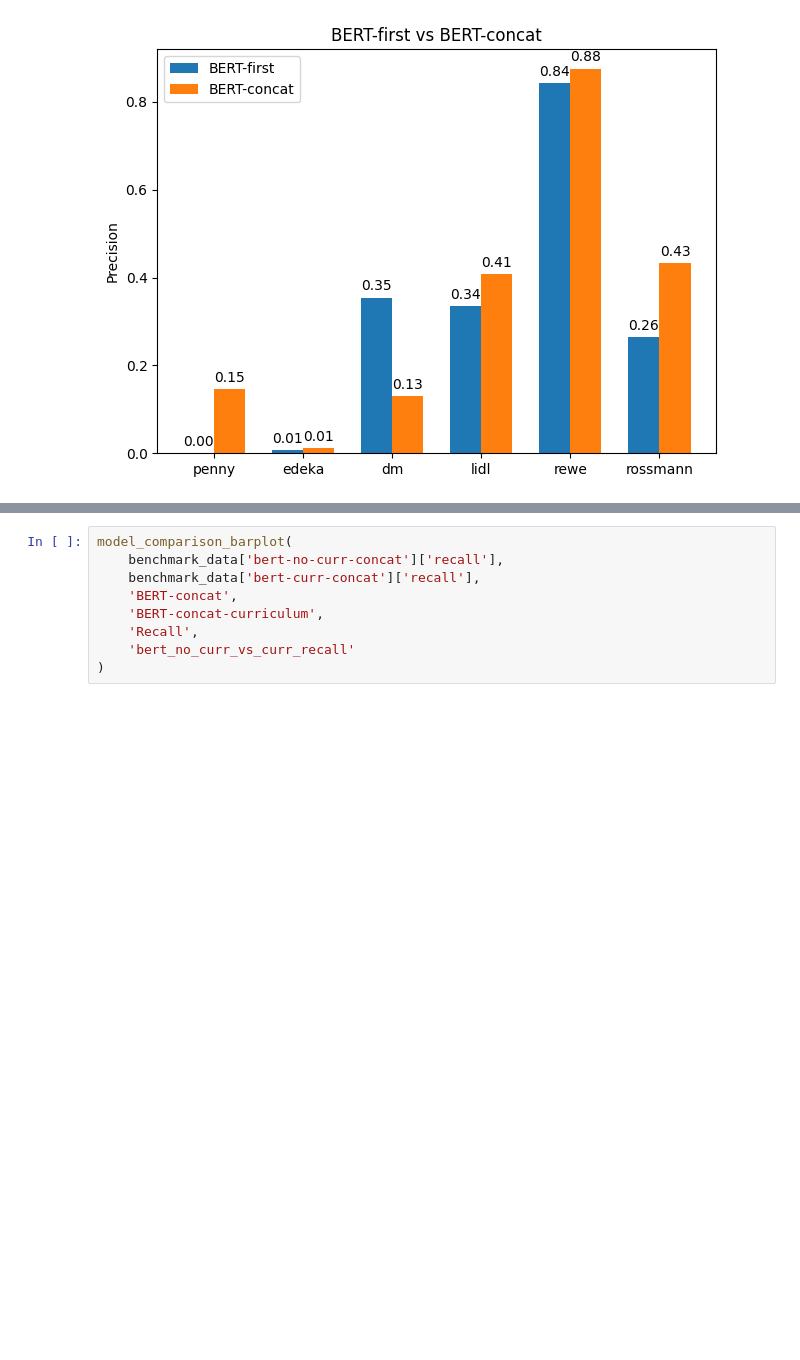
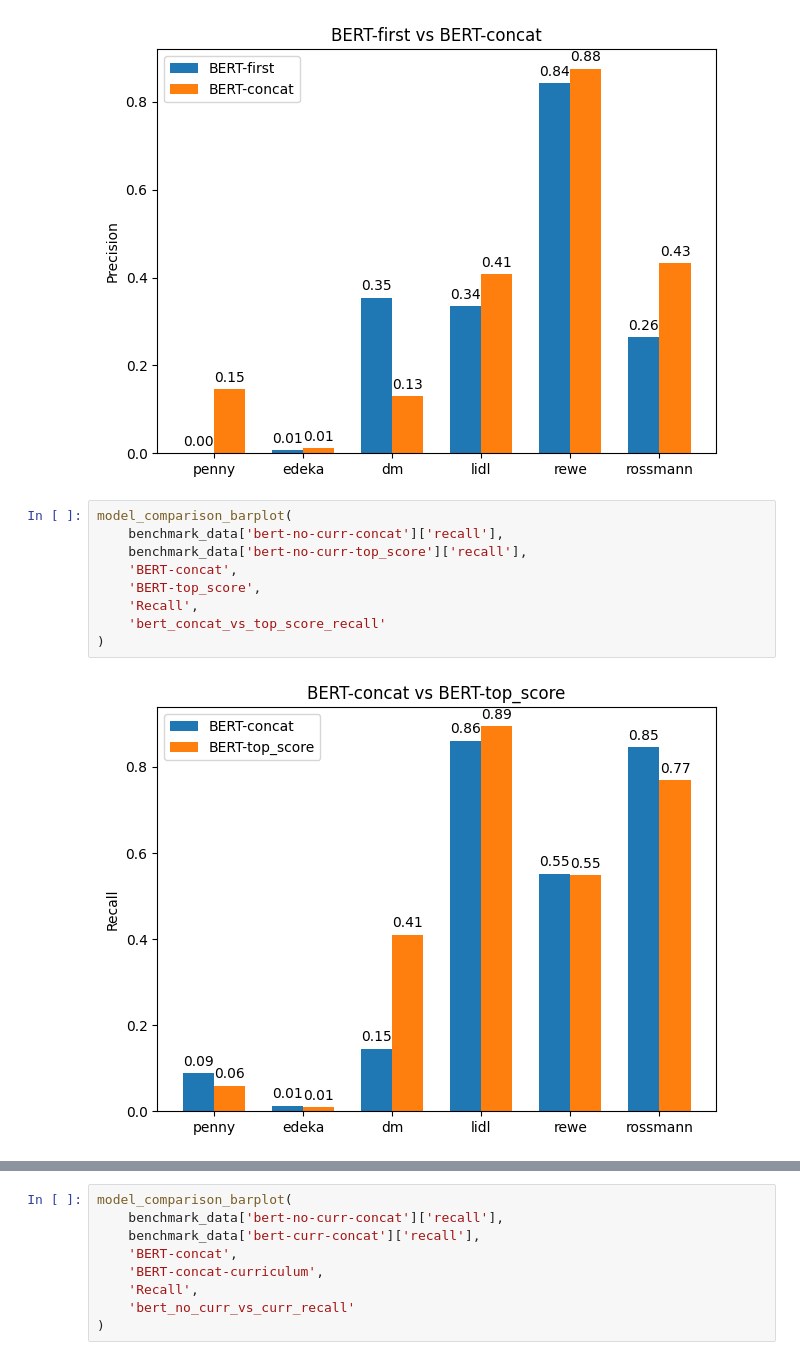
Before and after one commit to ZPP-MURMURAS/ZPP_Murmuras, a Jupyter notebook: benchmarking/plots.ipynb, the cells around one changed output, grey strips where cells are left out. Cells and saved outputs as stored; diff of their text form; blank space fills up the shorter version.

Commit message:
updated plots

```diff
--- a/benchmarking/plots.ipynb
+++ b/benchmarking/plots.ipynb
@@ -150,3 +150,14 @@ model_comparison_barplot(
 )
 # %% [output]
 [figure]
+# %%
+model_comparison_barplot(
+    benchmark_data['bert-no-curr-concat']['recall'],
+    benchmark_data['bert-no-curr-top_score']['recall'],
+    'BERT-concat',
+    'BERT-top_score',
+    'Recall',
+    'bert_concat_vs_top_score_recall'
+)
+# %% [output]
+[figure, added]
```
Also changed, not shown: parts of 3 cells of this notebook.
